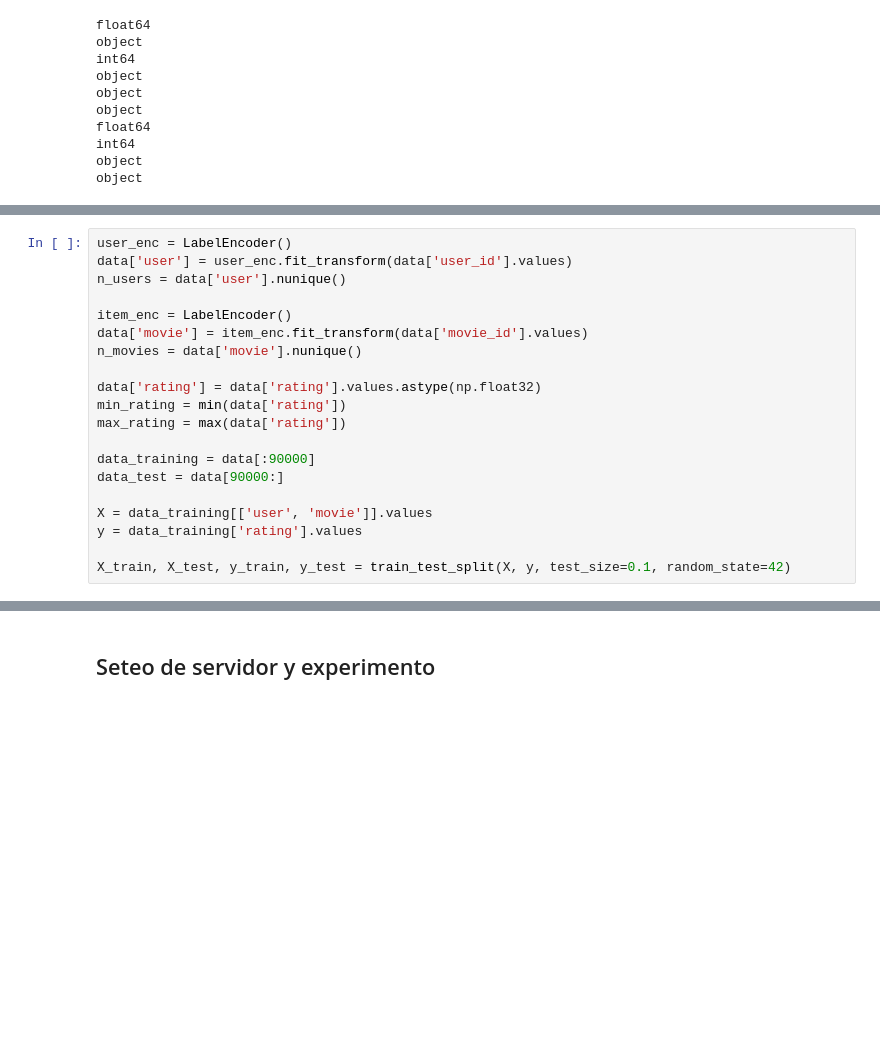
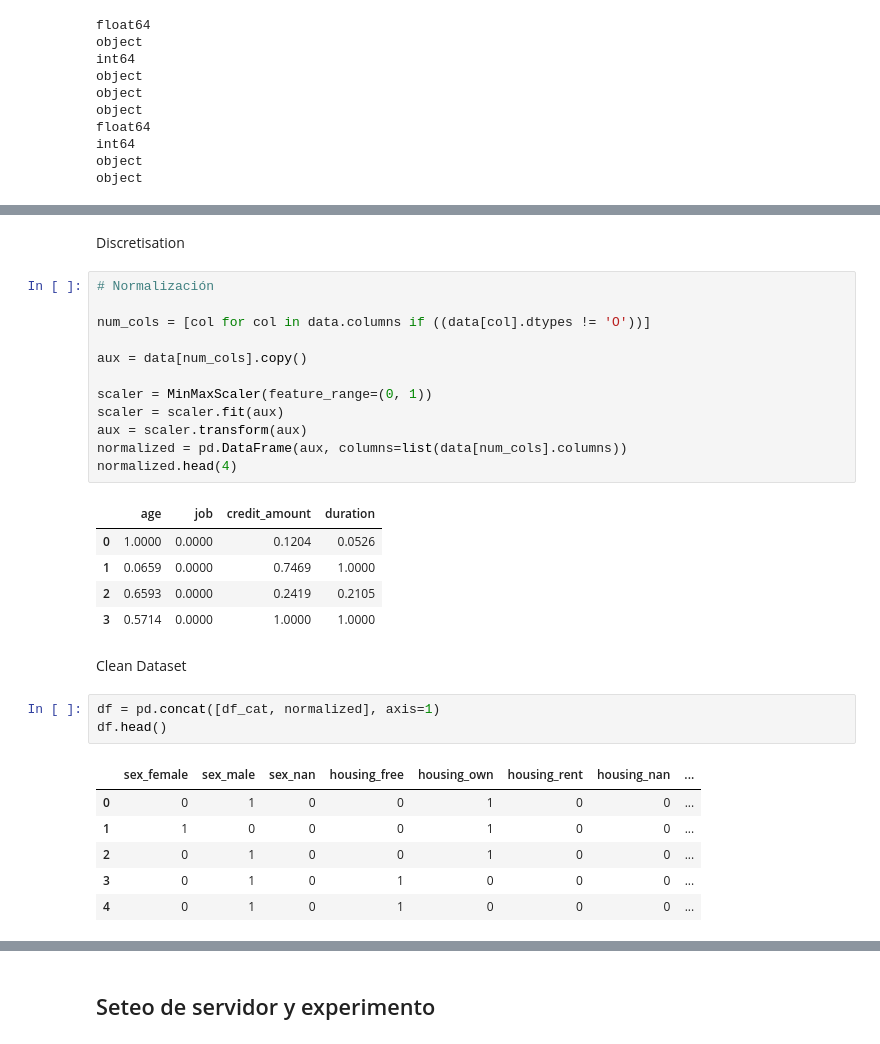
Before and after one commit to alangrosso/datapath-mle, a Jupyter notebook: 04-mlflow/mlf_notebook.ipynb, the cells around one changed output, grey strips where cells are left out. Drawn from its saved outputs; the diff is of its cells as text; blank space fills up the shorter version.

```diff
--- a/04-mlflow/mlf_notebook.ipynb
+++ b/04-mlflow/mlf_notebook.ipynb
@@ -281,20 +243,0 @@ data.head()
-# %%
-user_enc = LabelEncoder()
-data['user'] = user_enc.fit_transform(data['user_id'].values)
-n_users = data['user'].nunique()
-
-item_enc = LabelEncoder()
-data['movie'] = item_enc.fit_transform(data['movie_id'].values)
-n_movies = data['movie'].nunique()
-
-data['rating'] = data['rating'].values.astype(np.float32)
-min_rating = min(data['rating'])
-max_rating = max(data['rating'])
-
-data_training = data[:90000]
-data_test = data[90000:]
-
-X = data_training[['user', 'movie']].values
-y = data_training['rating'].values
-
-X_train, X_test, y_train, y_test = train_test_split(X, y, test_size=0.1, random_state=42)
@@ -327,0 +256,32 @@ array([[307,   0],
+# %% [markdown]
+Discretisation
+# %%
+# Normalización
+
+num_cols = [col for col in data.columns if ((data[col].dtypes != 'O'))]
+
+aux = data[num_cols].copy()
+
+scaler = MinMaxScaler(feature_range=(0, 1))
+scaler = scaler.fit(aux)
+aux = scaler.transform(aux)
+normalized = pd.DataFrame(aux, columns=list(data[num_cols].columns))
+normalized.head(4)
+# %% [output]
+|  | age | job | credit_amount | duration |
+| 0 | 1.0000 | 0.0000 | 0.1204 | 0.0526 |
+| 1 | 0.0659 | 0.0000 | 0.7469 | 1.0000 |
+| 2 | 0.6593 | 0.0000 | 0.2419 | 0.2105 |
+| 3 | 0.5714 | 0.0000 | 1.0000 | 1.0000 |
+# %% [markdown]
+Clean Dataset
+# %%
+df = pd.concat([df_cat, normalized], axis=1)
+df.head()
+# %% [output]
+|  | sex_female | sex_male | sex_nan | housing_free | housing_own | housing_rent | housing_nan | ... |
+| 0 | 0 | 1 | 0 | 0 | 1 | 0 | 0 | ... |
+| 1 | 1 | 0 | 0 | 0 | 1 | 0 | 0 | ... |
+| 2 | 0 | 1 | 0 | 0 | 1 | 0 | 0 | ... |
+| 3 | 0 | 1 | 0 | 1 | 0 | 0 | 0 | ... |
+| 4 | 0 | 1 | 0 | 1 | 0 | 0 | 0 | ... |
```
Also changed, not shown: parts of 77 cells of this notebook, 6 other files.
